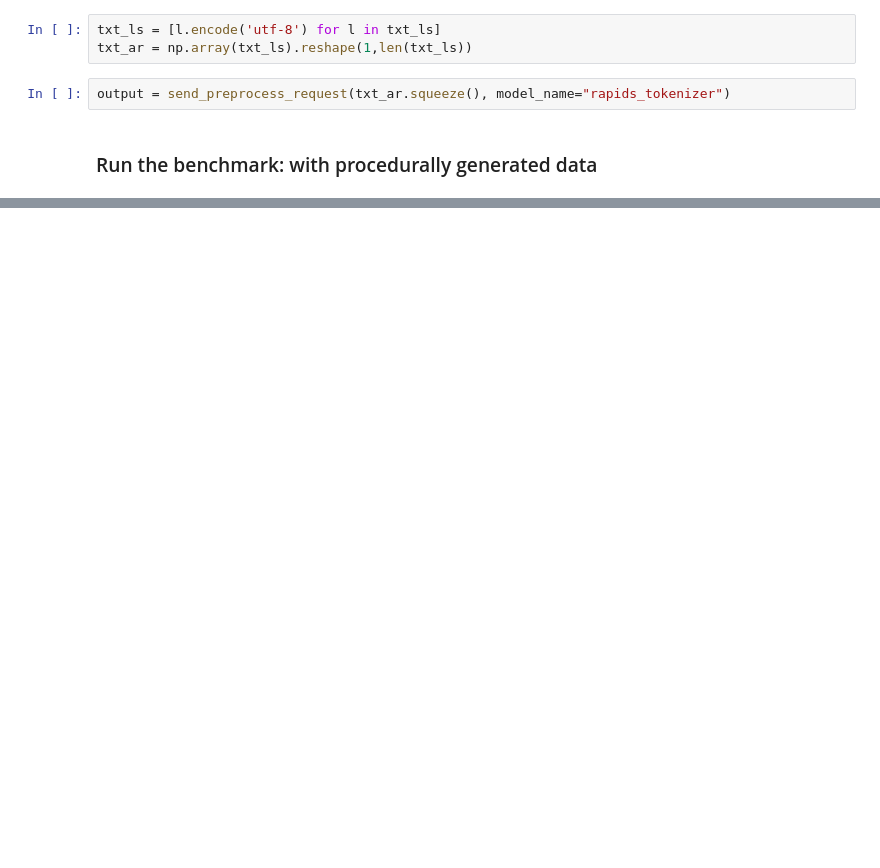
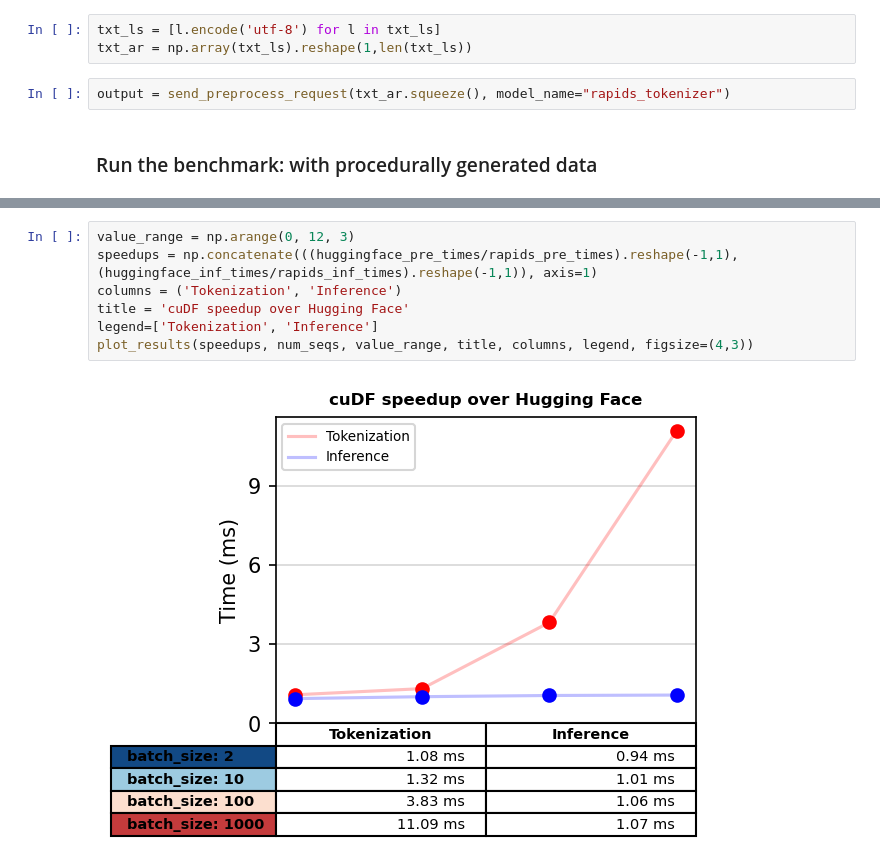
Before and after one commit to ertkonuk/rapids-examples, a Jupyter notebook: rapids_triton_example/triton_client_benchmarks.ipynb, the cells around one changed output, grey strips where cells are left out. Cells and saved outputs as stored; diff of their text form; blank space fills up the shorter version.

```diff
--- a/rapids_triton_example/triton_client_benchmarks.ipynb
+++ b/rapids_triton_example/triton_client_benchmarks.ipynb
@@ -342,0 +470,9 @@ for name, time_buffer in results.items():
+# %%
+value_range = np.arange(0, 12, 3)
+speedups = np.concatenate(((huggingface_pre_times/rapids_pre_times).reshape(-1,1), (huggingface_inf_times/rapids_inf_times).reshape(-1,1)), axis=1)
+columns = ('Tokenization', 'Inference')
+title = 'cuDF speedup over Hugging Face'
+legend=['Tokenization', 'Inference']
+plot_results(speedups, num_seqs, value_range, title, columns, legend, figsize=(4,3))
+# %% [output]
+[figure, added]
```
Also changed, not shown: parts of 15 cells of this notebook, 2 other files.
